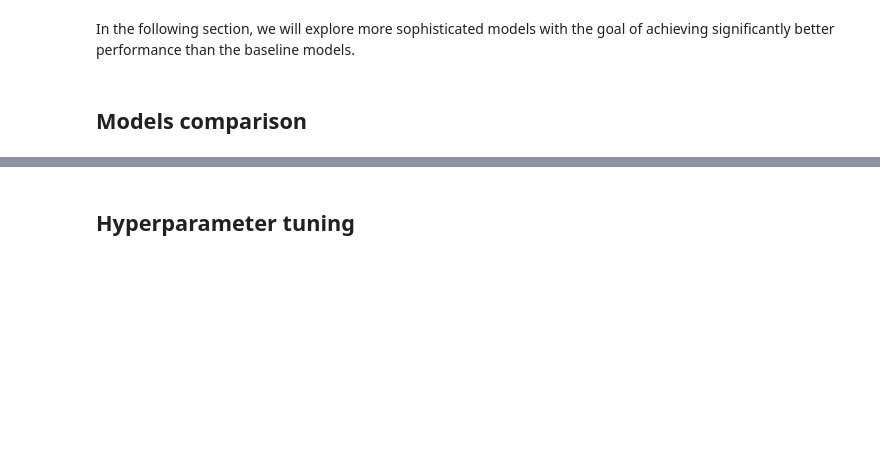
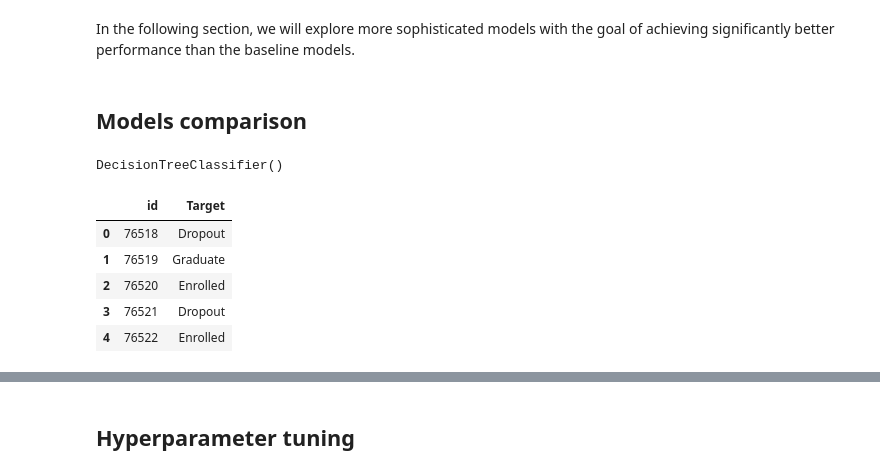
Before and after one commit to azakatov/ut-ml-project-2024, a Jupyter notebook: main.ipynb, the cells around one changed output, grey strips where cells are left out. Cells and saved outputs as stored; diff of their text form; code cells hidden in the pictures; blank space fills up the shorter version.

Commit message:
Added some models. Did some stacking.

```diff
--- a/main.ipynb
+++ b/main.ipynb
@@ -799,6 +799,8 @@ smote = SMOTENC(random_state=42, categorical_features=categorical_features)
 X_train, y_train = smote.fit_resample(train.drop("Target", axis=1), train["Target"])
 train = pd.concat([X_train, y_train], axis=1)
 train["Target"].value_counts()
+# %%
+X_test = test #Rename it to be more stylish
 # %% [markdown]
 #### Visualizing distribution of values by target class for all columns
 # %%
@@ -966,3 +968,23 @@ In the following section, we will explore more sophisticated models with the goa
 # %% [markdown]
 <a name="models-comparison"></a>
 ## Models comparison
+# %%
+from sklearn.tree import DecisionTreeClassifier
+model1 = DecisionTreeClassifier()
+model1.fit(X_train, y_train) #Training
+# %% [output]
+DecisionTreeClassifier()
+# %%
+#Predicting
+y_pred = model1.predict(X_test)
+test_first_id = 76518
+decision_tree_classifier_submission = pd.DataFrame({'id': list(range(test_first_id, test_first_id + len(test))),
+                                          'Target': y_pred})
+decision_tree_classifier_submission.head()
+# %% [output]
+|  | id | Target |
+| 0 | 76518 | Dropout |
+| 1 | 76519 | Graduate |
+| 2 | 76520 | Enrolled |
+| 3 | 76521 | Dropout |
+| 4 | 76522 | Enrolled |
```
Also changed, not shown: parts of 8 cells of this notebook.
